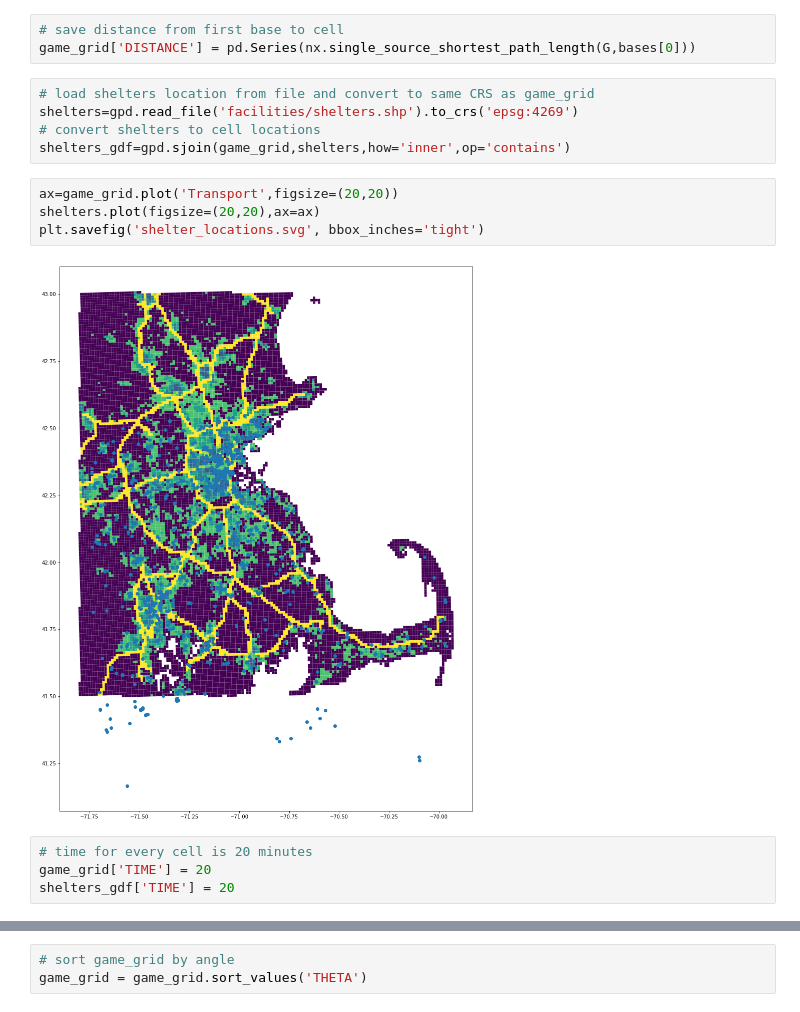
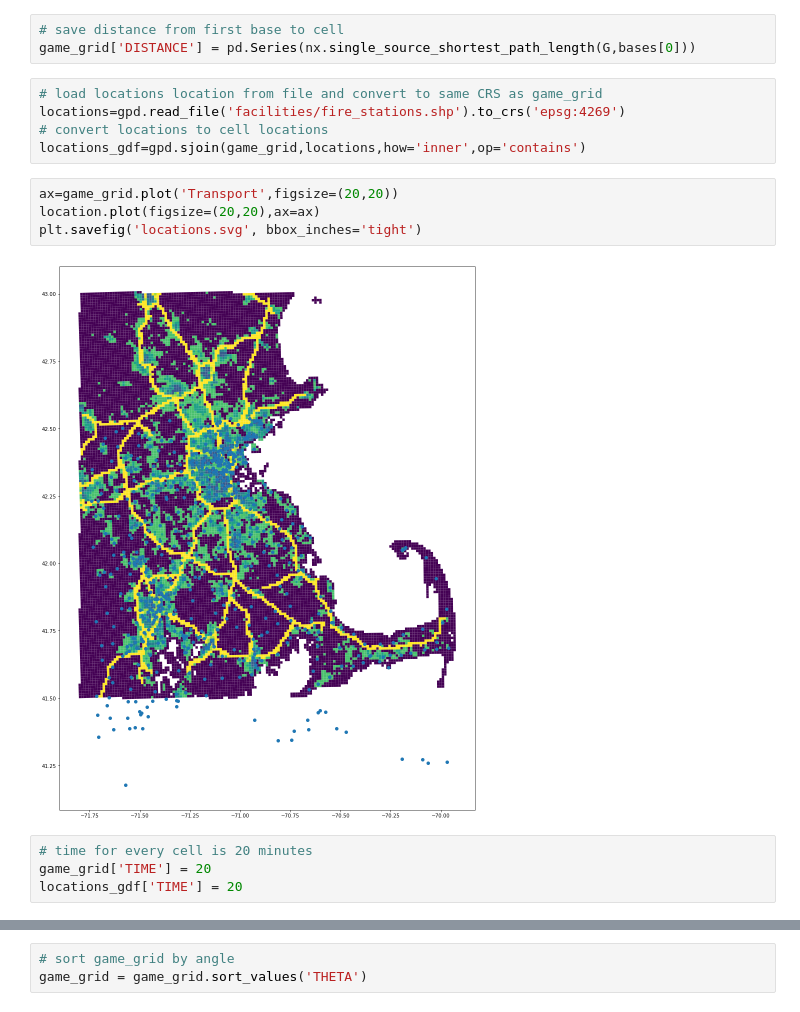
Before and after one commit to bwsi-remote-sensing-2020/final-exercise-students-jvonk, a Jupyter notebook: Final-exercise-overview.ipynb, the cells around one changed output, grey strips where cells are left out. Drawn from its saved outputs; the diff is of its cells as text.

Commit message:
more work, changed to fire stations

```diff
--- a/Final-exercise-overview.ipynb
+++ b/Final-exercise-overview.ipynb
@@ -201,18 +201,18 @@ plt.savefig('cell_angles.svg', bbox_inches='tight')
 # save distance from first base to cell
 game_grid['DISTANCE'] = pd.Series(nx.single_source_shortest_path_length(G,bases[0]))
 # %%
-# load shelters location from file and convert to same CRS as game_grid
-shelters=gpd.read_file('facilities/shelters.shp').to_crs('epsg:4269')
-# convert shelters to cell locations
-shelters_gdf=gpd.sjoin(game_grid,shelters,how='inner',op='contains')
+# load locations location from file and convert to same CRS as game_grid
+locations=gpd.read_file('facilities/fire_stations.shp').to_crs('epsg:4269')
+# convert locations to cell locations
+locations_gdf=gpd.sjoin(game_grid,locations,how='inner',op='contains')
 # %%
 ax=game_grid.plot('Transport',figsize=(20,20))
-shelters.plot(figsize=(20,20),ax=ax)
-plt.savefig('shelter_locations.svg', bbox_inches='tight')
+location.plot(figsize=(20,20),ax=ax)
+plt.savefig('locations.svg', bbox_inches='tight')
 # %% [output]
-[figure, old version]
+[figure, new version]
 # %%
 # time for every cell is 20 minutes
 game_grid['TIME'] = 20
-shelters_gdf['TIME'] = 20
+locations_gdf['TIME'] = 20
 # %%
```
Also changed, not shown: parts of 11 cells of this notebook, 5 other files.
